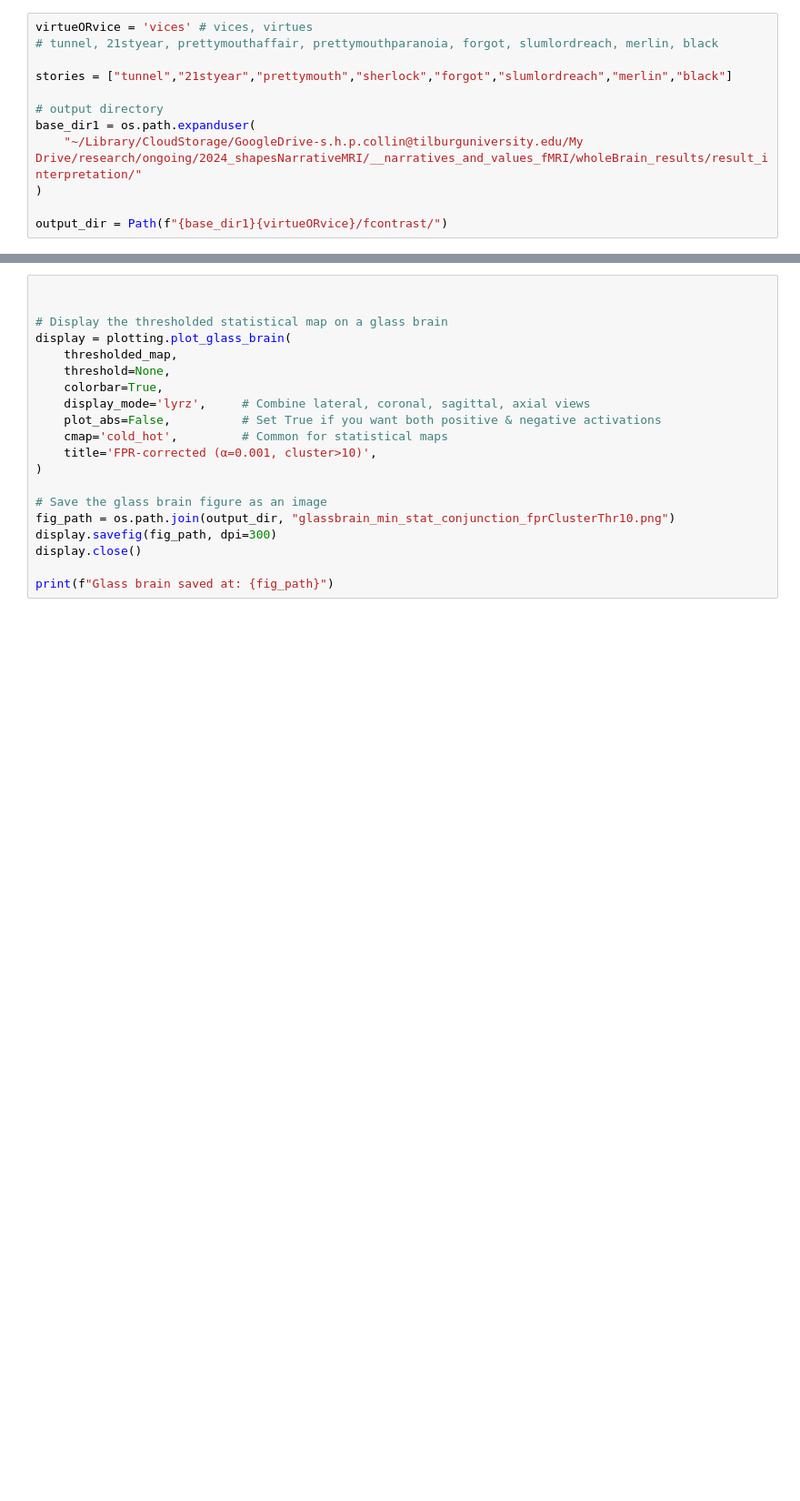
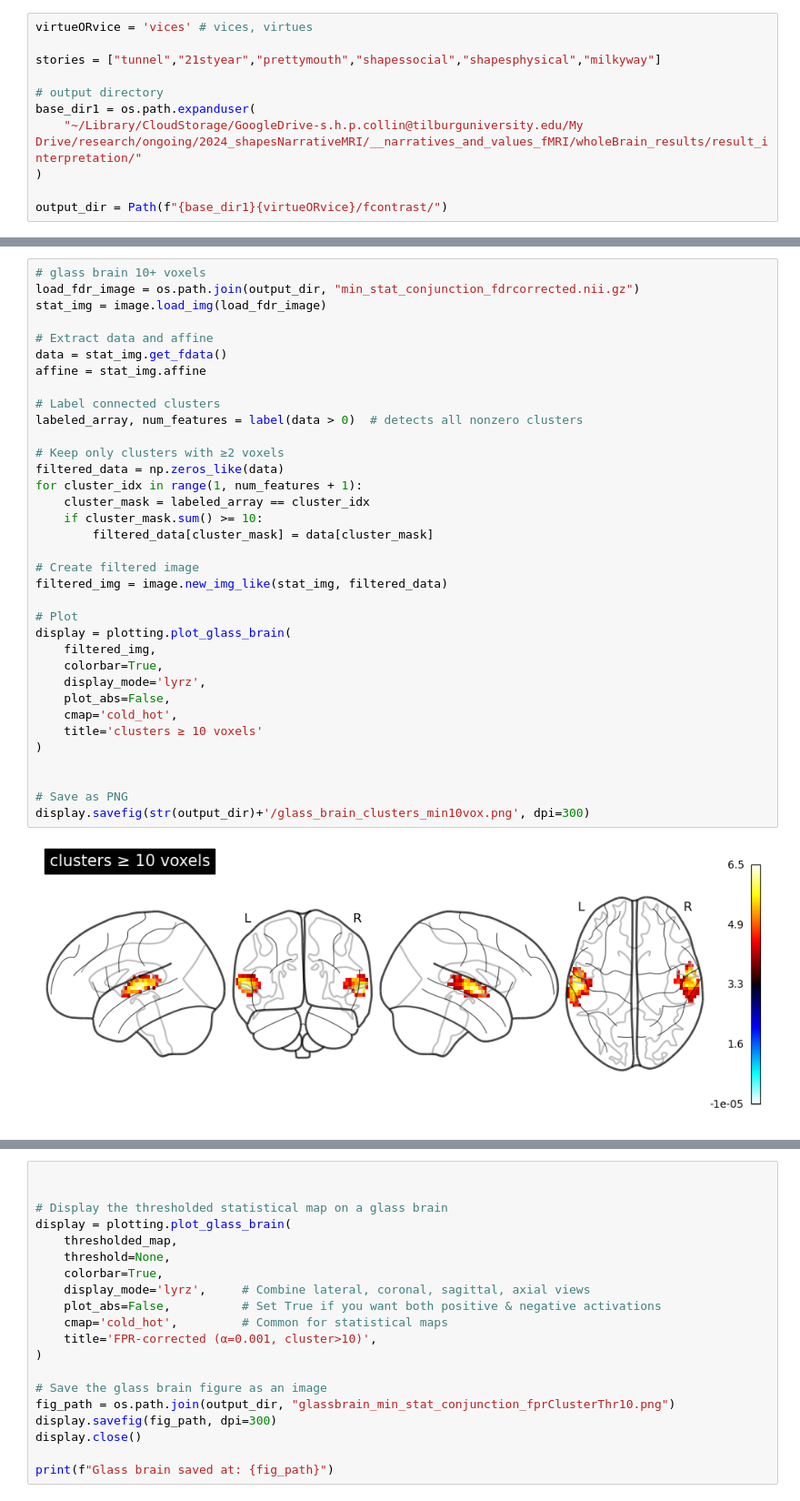
Before and after one commit to mwklincewicz/wholeBrain_narratives_MAC_MFT, a Jupyter notebook: olderAnalysis/_notebooks/minimumStatJunction.ipynb, the cells around one changed output, grey strips where cells are left out. Shown: that part at 91% size. Cells and saved outputs as stored; diff of their text form; blank space fills up the shorter version.

```diff
--- a/olderAnalysis/_notebooks/minimumStatJunction.ipynb
+++ b/olderAnalysis/_notebooks/minimumStatJunction.ipynb
@@ -34,9 +35,8 @@ individual atlases. Information on these terms can be found online at:
 https://github.com/miykael/atlasreader/tree/master/atlasreader/data
 # %%
 virtueORvice = 'vices' # vices, virtues
-# tunnel, 21styear, prettymouthaffair, prettymouthparanoia, forgot, slumlordreach, merlin, black
 
-stories = ["tunnel","21styear","prettymouth","sherlock","forgot","slumlordreach","merlin","black"]
+stories = ["tunnel","21styear","prettymouth","shapessocial","shapesphysical","milkyway"]
 
 # output directory
 base_dir1 = os.path.expanduser(
@@ -109,3 +130,40 @@ thresholded_map.to_filename(output_path)
+# %%
+# glass brain 10+ voxels
+load_fdr_image = os.path.join(output_dir, "min_stat_conjunction_fdrcorrected.nii.gz")
+stat_img = image.load_img(load_fdr_image)
+
+# Extract data and affine
+data = stat_img.get_fdata()
+affine = stat_img.affine
+
+# Label connected clusters
+labeled_array, num_features = label(data > 0)  # detects all nonzero clusters
+
+# Keep only clusters with ≥2 voxels
+filtered_data = np.zeros_like(data)
+for cluster_idx in range(1, num_features + 1):
+    cluster_mask = labeled_array == cluster_idx
+    if cluster_mask.sum() >= 10:
+        filtered_data[cluster_mask] = data[cluster_mask]
+
+# Create filtered image
+filtered_img = image.new_img_like(stat_img, filtered_data)
+
+# Plot
+display = plotting.plot_glass_brain(
+    filtered_img,
+    colorbar=True,
+    display_mode='lyrz',
+    plot_abs=False,
+    cmap='cold_hot',
+    title='clusters ≥ 10 voxels'
+)
+
+
+# Save as PNG
+display.savefig(str(output_dir)+'/glass_brain_clusters_min10vox.png', dpi=300)
+# %% [output]
+[figure, added]
 # %%
 
 thresholded_map, threshold = threshold_stats_img(
```
Also changed, not shown: parts of 9 cells of this notebook, 6 other files.
